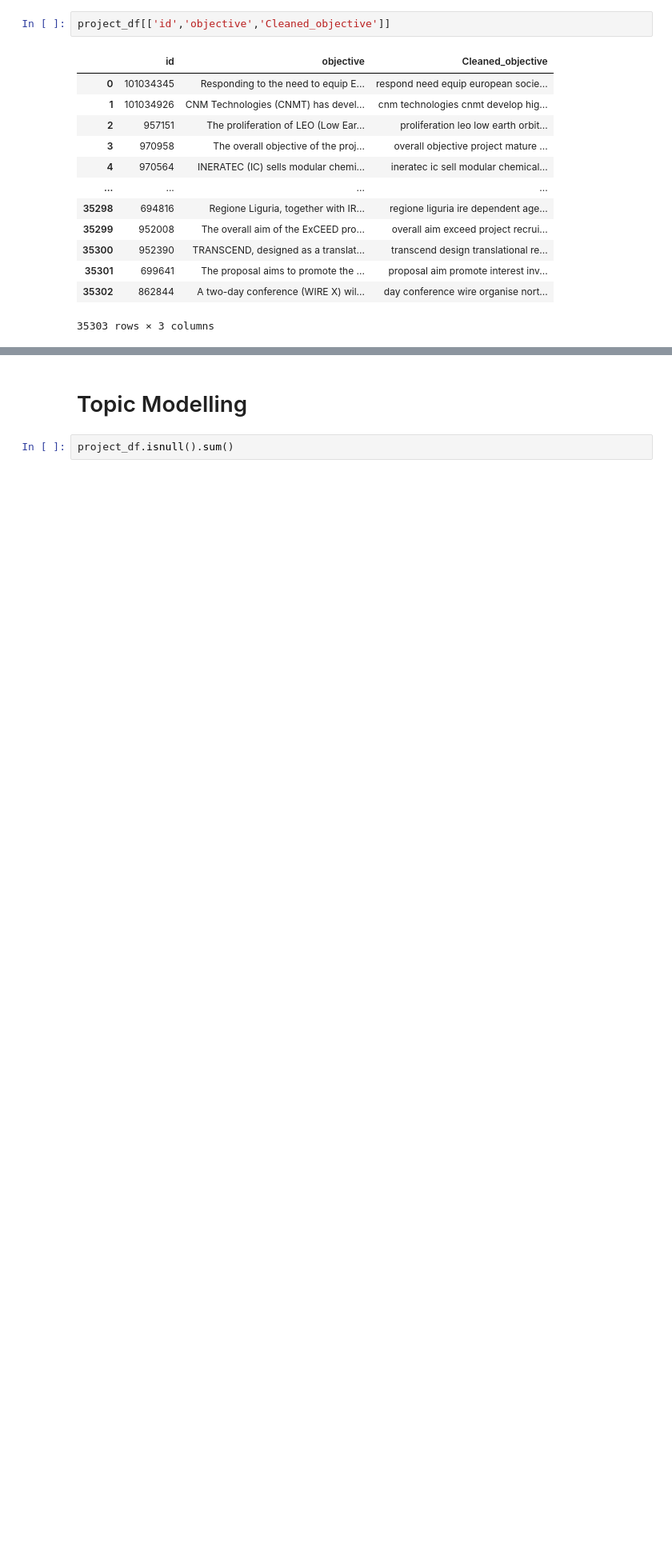
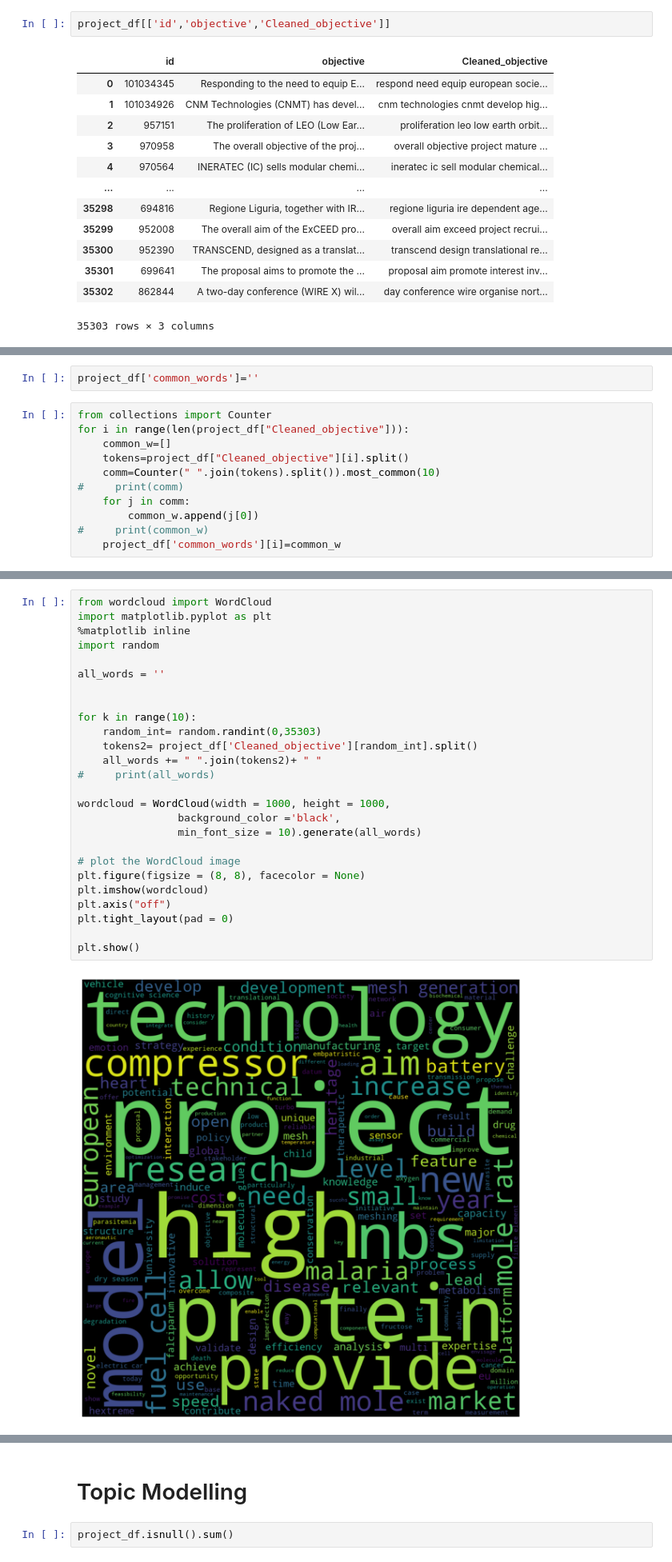
Before and after one commit to adhithyan1041/Topic_modelling, a Jupyter notebook: topic_modelling.ipynb, the cells around one changed output, grey strips where cells are left out. Shown at 80% size. Cells and saved outputs as stored; diff of their text form; blank space fills up the shorter version.

Commit message:
added a column common_words for every objective and added wordcloud for random 10 topics

```diff
--- a/topic_modelling.ipynb
+++ b/topic_modelling.ipynb
@@ -125,0 +121,13 @@ project_df[['id','objective','Cleaned_objective']]
+# %%
+project_df['common_words']=''
+# %%
+from collections import Counter
+for i in range(len(project_df["Cleaned_objective"])):
+    common_w=[]
+    tokens=project_df["Cleaned_objective"][i].split()
+    comm=Counter(" ".join(tokens).split()).most_common(10)
+#     print(comm)
+    for j in comm:
+        common_w.append(j[0])
+#     print(common_w)
+    project_df['common_words'][i]=common_w
@@ -125,0 +151,28 @@ project_df[['id','objective','Cleaned_objective']]
+# %%
+from wordcloud import WordCloud
+import matplotlib.pyplot as plt
+%matplotlib inline
+import random
+
+all_words = ''
+
+
+for k in range(10):
+    random_int= random.randint(0,35303)
+    tokens2= project_df['Cleaned_objective'][random_int].split()
+    all_words += " ".join(tokens2)+ " "
+#     print(all_words)
+
+wordcloud = WordCloud(width = 1000, height = 1000,
+                background_color ='black',
+                min_font_size = 10).generate(all_words)
+
+# plot the WordCloud image
+plt.figure(figsize = (8, 8), facecolor = None)
+plt.imshow(wordcloud)
+plt.axis("off")
+plt.tight_layout(pad = 0)
+
+plt.show()
+# %% [output]
+[figure, added]
```
Also changed, not shown: parts of 7 cells of this notebook.
